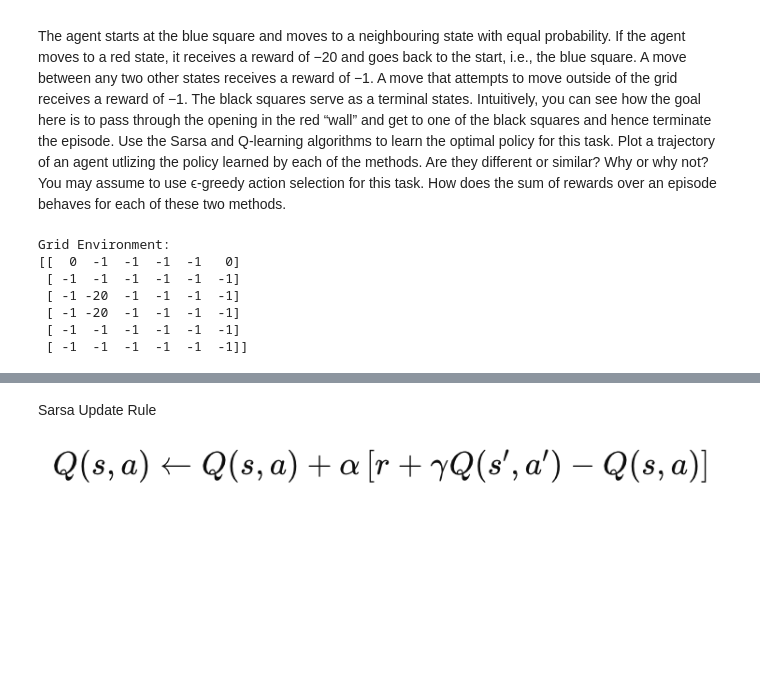
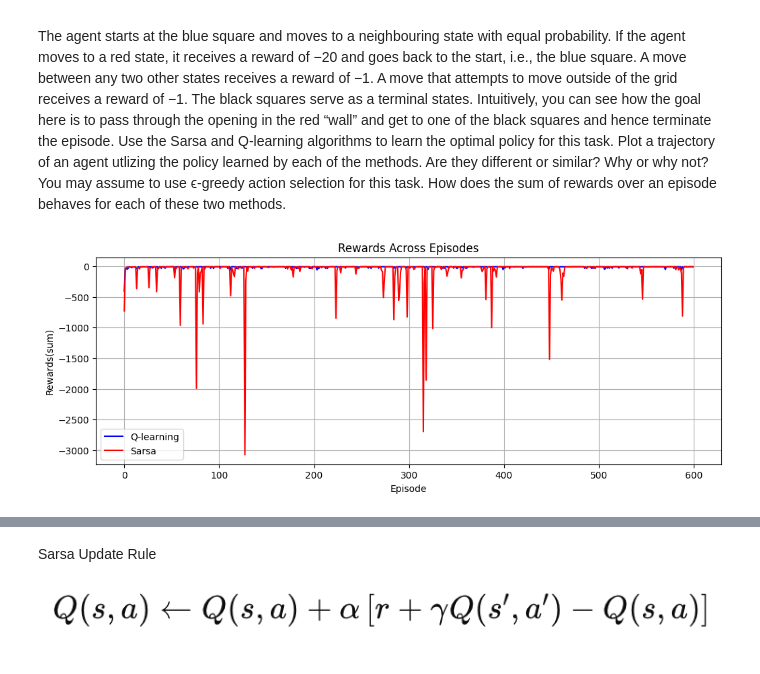
Before and after one commit to yegisafari/RL-Project-3, a Jupyter notebook: RL_Project_3.ipynb, the cells around one changed output, grey strips where cells are left out. Cells and saved outputs as stored; diff of their text form; code cells hidden in the pictures; blank space fills up the shorter version.

```diff
--- a/RL_Project_3.ipynb
+++ b/RL_Project_3.ipynb
@@ -26,24 +26,3 @@ import numpy as np
 import matplotlib.pyplot as plt
 from collections import defaultdict
 import random
-# %%
-grid_size = 6
-grid = np.full((grid_size, grid_size), -1)
-grid[0, 0] = 0
-grid[0, grid_size - 1] = 0
-grid[2:4, 1] = -20
-
-start_position = (grid_size - 1, 0)
-
-actions = ['up', 'down', 'left', 'right']
-
-print("Grid Environment:")
-print(grid)
-# %% [output]
-Grid Environment:
-[[  0  -1  -1  -1  -1   0]
- [ -1  -1  -1  -1  -1  -1]
- [ -1 -20  -1  -1  -1  -1]
- [ -1 -20  -1  -1  -1  -1]
- [ -1  -1  -1  -1  -1  -1]
- [ -1  -1  -1  -1  -1  -1]]
@@ -63,0 +145,26 @@ def get_next_state_and_reward(state, action):
+# %%
+def compute_results(env, algorithm):
+    if algorithm == 'q_learning':
+        return q_learning(env)
+    elif algorithm == 'sarsa':
+        return sarsa(env)
+    else:
+        raise ValueError("Unknown algorithm specified")
+
+def plot_rewards(q_learning_rewards, sarsa_rewards):
+    plt.figure(figsize=(12, 4))
+    plt.plot(q_learning_rewards, label='Q-learning', color='blue')
+    plt.plot(sarsa_rewards, label='Sarsa', color='red')
+    plt.xlabel('Episode')
+    plt.ylabel('Rewards(sum)')
+    plt.title('Rewards Across Episodes')
+    plt.legend()
+    plt.grid(True)
+    plt.show()
+
+q_learning_policy, q_learning_rewards = compute_results(environment, 'q_learning')
+sarsa_policy, sarsa_rewards = compute_results(environment, 'sarsa')
+
+plot_rewards(q_learning_rewards, sarsa_rewards)
+# %% [output]
+[figure, added]
```
Also changed, not shown: parts of 43 cells of this notebook.
